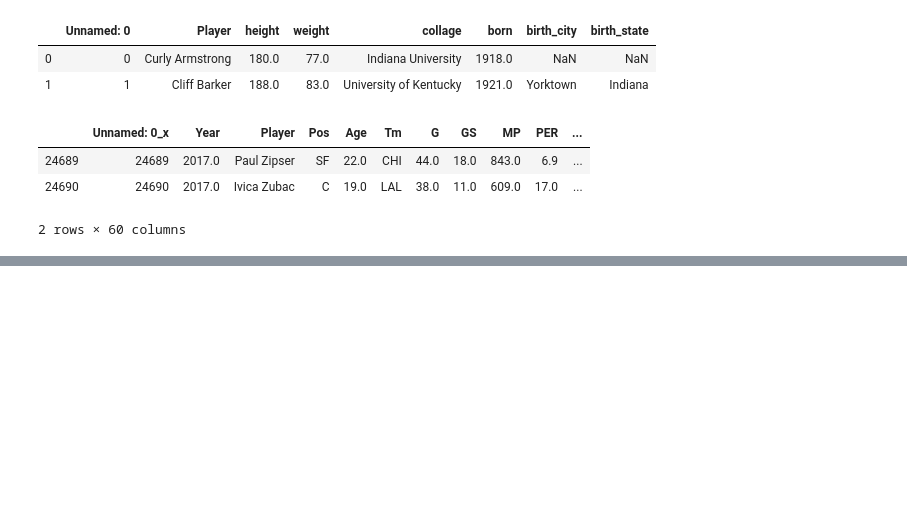
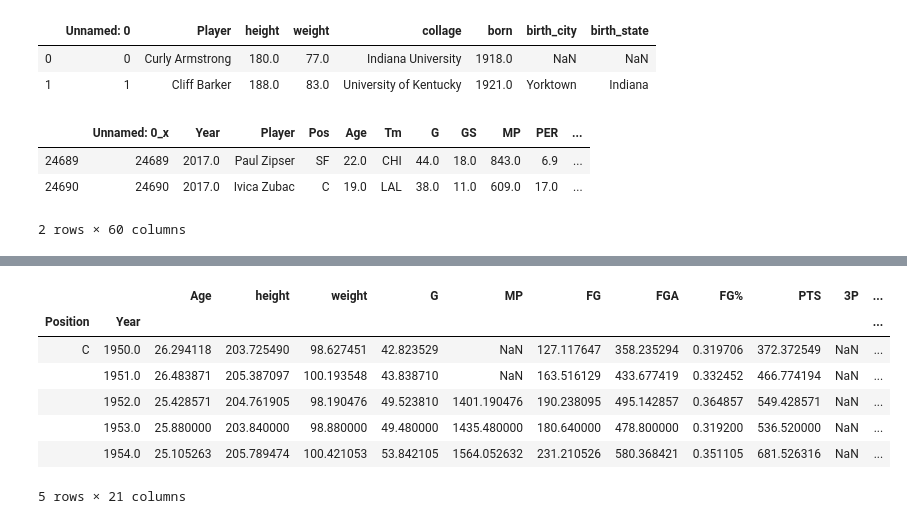
Before and after one commit to ErinMandell/Web-Design-Challenge, a Jupyter notebook: NBA_Seasons_Stats.ipynb, the cells around one changed output, grey strips where cells are left out. Saved outputs shown, nothing was run; the diff lists cells and outputs as text; code cells hidden in the pictures; blank space fills up the shorter version.

```diff
--- a/NBA_Seasons_Stats.ipynb
+++ b/NBA_Seasons_Stats.ipynb
@@ -46,0 +105,12 @@ join_df.head(5)
+# %%
+position_yr = position_df.groupby(["Position", "Year"])
+position_yr.mean().head()
+# %% [output]
+|  |  | Age | height | weight | G | MP | FG | FGA | FG% | PTS | 3P | ... |
+| Position | Year |  |  |  |  |  |  |  |  |  |  | ... |
+| C | 1950.0 | 26.294118 | 203.725490 | 98.627451 | 42.823529 | NaN | 127.117647 | 358.235294 | 0.319706 | 372.372549 | NaN | ... |
+|  | 1951.0 | 26.483871 | 205.387097 | 100.193548 | 43.838710 | NaN | 163.516129 | 433.677419 | 0.332452 | 466.774194 | NaN | ... |
+|  | 1952.0 | 25.428571 | 204.761905 | 98.190476 | 49.523810 | 1401.190476 | 190.238095 | 495.142857 | 0.364857 | 549.428571 | NaN | ... |
+|  | 1953.0 | 25.880000 | 203.840000 | 98.880000 | 49.480000 | 1435.480000 | 180.640000 | 478.800000 | 0.319200 | 536.520000 | NaN | ... |
+|  | 1954.0 | 25.105263 | 205.789474 | 100.421053 | 53.842105 | 1564.052632 | 231.210526 | 580.368421 | 0.351105 | 681.526316 | NaN | ... |
+5 rows × 21 columns
```
Also changed, not shown: parts of 21 cells of this notebook, 6 other files.
